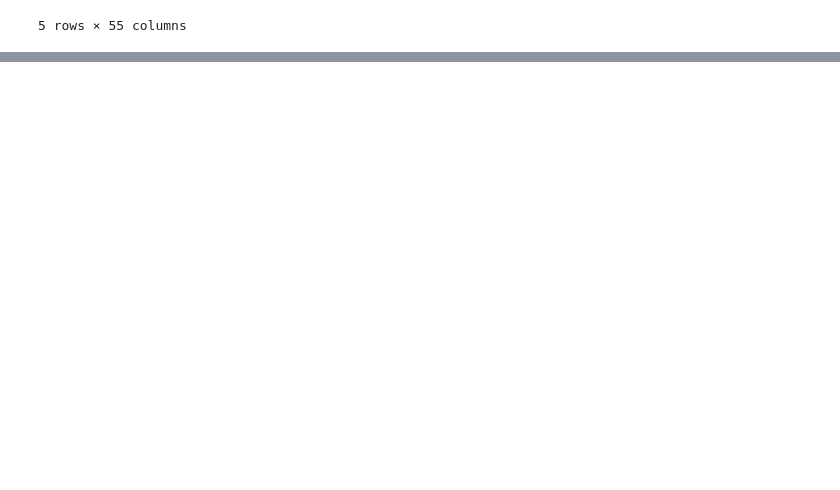
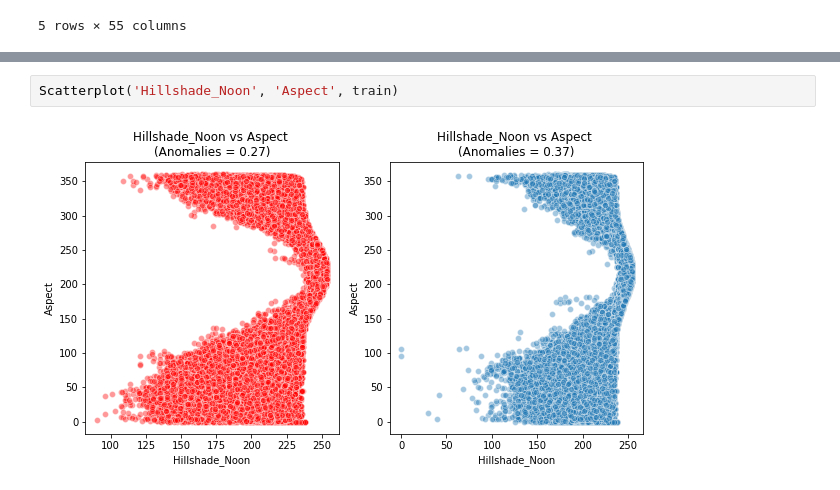
Before and after one commit to Yukkiasuna-sao/Anomaly_Detection, a Jupyter notebook: implementation/STEP2_Implementation.ipynb, the cells around one changed output, grey strips where cells are left out. Drawn from its saved outputs; the diff is of its cells as text; blank space fills up the shorter version.

```diff
--- a/implementation/STEP2_Implementation.ipynb
+++ b/implementation/STEP2_Implementation.ipynb
@@ -122,0 +258,4 @@ Name: Cover_Type, dtype: int64
+# %%
+Scatterplot('Hillshade_Noon', 'Aspect', train)
+# %% [output]
+[figure, added]
```
Also changed, not shown: parts of 31 cells of this notebook.
